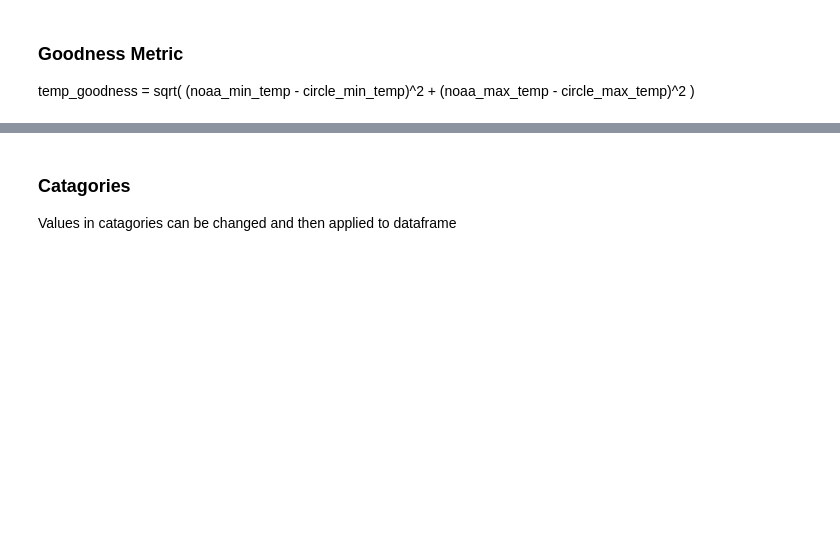
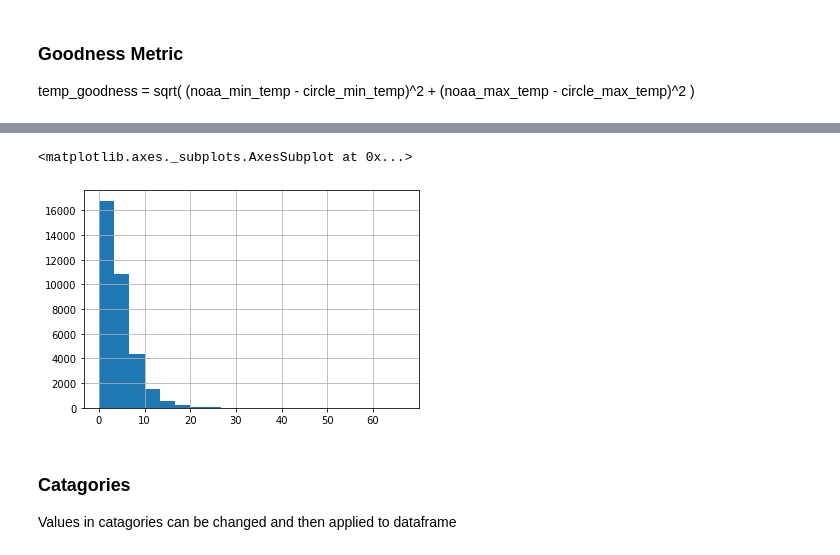
Before and after one commit to DataKind-DC/audubon-cbc, a Jupyter notebook: notebooks/2.4-je-temperature-summary.ipynb, the cells around one changed output, grey strips where cells are left out. Cells and saved outputs as stored; diff of their text form; code cells hidden in the pictures; blank space fills up the shorter version.

```diff
--- a/notebooks/2.4-je-temperature-summary.ipynb
+++ b/notebooks/2.4-je-temperature-summary.ipynb
@@ -231,3 +278,7 @@ Total removed:         694601
+# %%
+# Add this data into the dataframe
+temp_df['cbc_temp_present'] = np.where(temp_df['circle_min_temp'].isna() & temp_df['circle_max_temp'], False, True)
+temp_df['station_temp_present'] = np.where(temp_df['noaa_min_temp'].isna() & temp_df['noaa_max_temp'], False, True)
 # %% [markdown]
 -----
 # %% [markdown]
@@ -282,7 +333,3 @@ Number of rows dropped outside of distance threshold: 23364
 # %%
 # Dropping rows with circles and stations that are over the elevation threshold
 temp_df.drop(temp_df[temp_df['elevation_diff'] > elevation_threshold].index, inplace=True)
-
-# Dropping rows with no elevation data
-temp_df.dropna(subset=['circle_elevation', 'noaa_elevation'], inplace=True)
-print(f'Number of rows dropped outside of elevation threshold: {temp_df.shape[0]}')
@@ -293,2 +342,2 @@ Number of rows dropped outside of elevation threshold: 16986
 # %%
-temp_df['temp_check'] = temp_df['circle_average_temp'].between(temp_df['noaa_min_temp'], temp_df['noaa_max_temp'])
+temp_df['min_bw_noaa'] = np.where(temp_df['circle_min_temp'].isna(), np.NaN, temp_df['circle_min_temp'].between(temp_df['noaa_min_temp'], temp_df['noaa_max_temp']))
@@ -294,0 +366,2 @@ temp_df['temp_check'] = temp_df['circle_average_temp'].between(temp_df['noaa_min
+# %%
+temp_df['max_bw_noaa'] = np.where(temp_df['circle_max_temp'].isna(), np.NaN, temp_df['circle_max_temp'].between(temp_df['noaa_min_temp'], temp_df['noaa_max_temp']))
@@ -318,3 +410,8 @@ temp_df['temp_goodness'] = round(np.sqrt(((temp_df['noaa_min_temp'] - temp_df['c
+# %%
+temp_df['temp_goodness'].hist(bins = 20)
+# %% [output]
+<matplotlib.axes._subplots.AxesSubplot at 0x...>
+[figure, added]
 # %% [markdown]
 ### Catagories
 Values in catagories can be changed and then applied to dataframe
```
Also changed, not shown: parts of 100 cells of this notebook.
